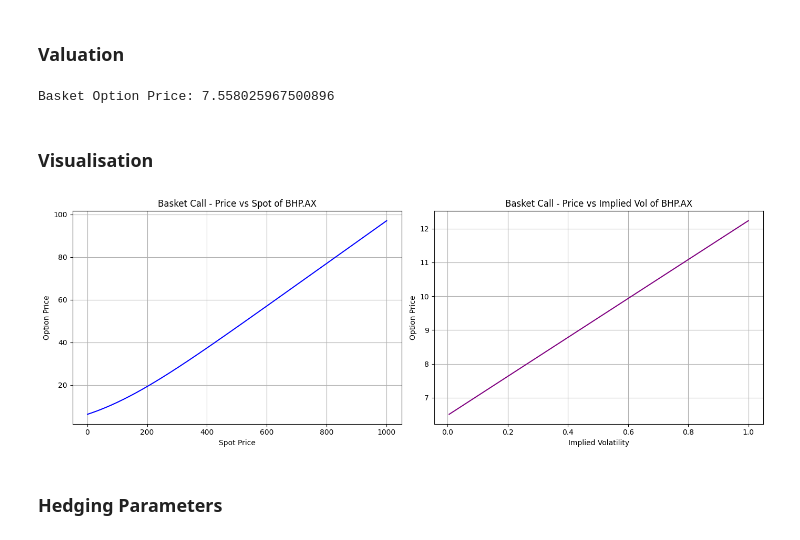
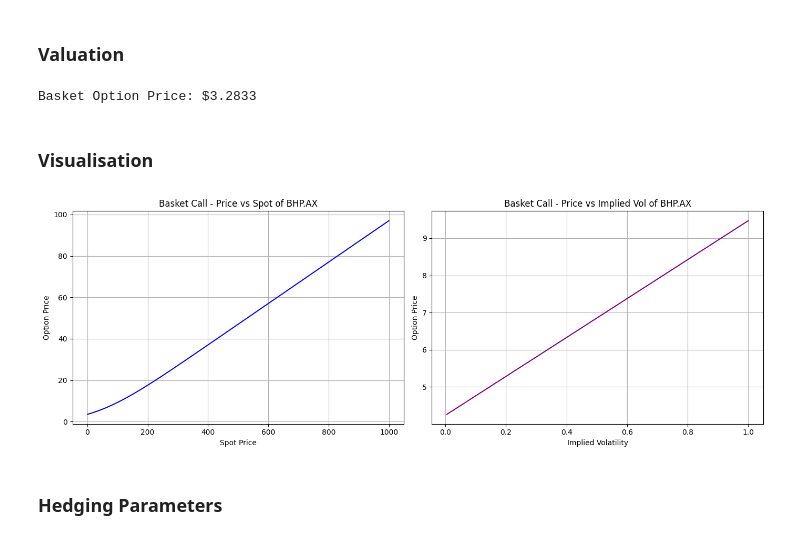
Before and after one commit to s4749543/Project3, a Jupyter notebook: trading_desk_analysis.ipynb, the cells around one changed output. Cells and saved outputs as stored; diff of their text form; code cells hidden in the pictures.

```diff
--- a/trading_desk_analysis.ipynb
+++ b/trading_desk_analysis.ipynb
@@ -721,11 +698,25 @@ The below trade is a European type of basket call option written by the bank wit
 tickers_basket = ["BHP.AX", "CSL.AX", "WDS.AX", "MQG.AX"]
 date = "2025-05-16"
 spot = {ticker: get_close_price(ticker, date) for ticker in tickers_basket}
-vol = {0.22273, 0.21718, 0.27481, 0.21907}
+vol = np.array([0.22273, 0.21718, 0.27481, 0.21907]) #IV's collected from bloomberg
+weights = np.array([0.10, 0.35, 0.15, 0.40])
 spot_basket = [spot[t] for t in tickers_basket]
-vol_basket = [vol[t] for t in tickers_basket]
-basket_corr = get_correlation_matrix(tickers_basket, window=60, end_date=date)
-weights = [0.10, 0.35, 0.15, 0.40]
+
+# build basket_vol
+# Input correlation matrix (acquired from bloomberg)
+correlation_matrix = np.array([
+    [1.000, 0.188, 0.416, 0.283], # BHP
+    [0.188, 1.000, 0.199, 0.390], # CSL
+    [0.416, 0.199, 1.000, 0.365], # WDS
+    [0.283, 0.390, 0.365, 1.000], # MDQ
+])
+
+# Build covariance matrix
+cov_matrix = np.outer(vol, vol) * correlation_matrix
+
+# Calculate Basket Voltaiity
+basket_variance = weights @ cov_matrix @ weights
+vol_basket = np.sqrt(basket_variance)
 strike_basket = 175.0
 dividend_yield_basket = 0.044268  #weighted average of asset div yields taken from Bloomberg
 
@@ -735,7 +726,7 @@ expiry_basket = time_to_expiry(datetime(2025, 5, 16), datetime(2025, 7, 17))
 print("Spot prices:", spot_basket)
 print("Volatilities:", vol_basket)
 print(f"Strike: {strike_basket}, Expiry: {expiry_basket:.2f} yrs")
-print(basket_corr)
+print(correlation_matrix)
 # %% [output]
 [*********************100%***********************]  1 of 1 completed
 [*********************100%***********************]  1 of 1 completed
@@ -755,32 +750,33 @@ Discount Rate for Basket Option: 3.7980%
 ### Valuation
 # %%
 # Price the option
-basket_option = BasketCallOption(tickers=tickers_basket, spot_prices=spot_basket, weights=weights, strike=strike_basket, expiry=expiry_basket, rate=rate_basket, vol=vol_basket, corr_matrix=basket_corr, dividend_yield=dividend_yield_basket)
+basket_option = BasketCallOption(tickers=tickers_basket, spot_prices=spot_basket, weights=weights, strike=strike_basket, expiry=expiry_basket, rate=rate_basket, vol=vol_basket, corr_matrix=correlation_matrix, dividend_yield=dividend_yield_basket)
 print(f"Basket Option Price: ${basket_option.price():.4f}")
 # %% [output]
-Basket Option Price: 7.558025967500896
+Basket Option Price: $3.2833
 # %% [markdown]
 ### Visualisation
 # %%
 plot_spot_vol_sensitivity_basket_bs(
     label="Basket Call",
     base_spots=spot_basket,
-    base_vols=vol_basket,
+    base_vols=vol,
     weights=weights,
-    corr_matrix=basket_corr,
+    corr_matrix=correlation_matrix,
     strike=strike_basket,
     expiry=expiry_basket,
     rate=rate_basket,
     ticker="Basket",
     tickers=tickers_basket,
     component_index=0, # 0 = BHP, 1 = CSL, 2 = WDS, 3 = MQG
     spot_range=(1, 1000, 200),
     vol_range=(0.005, 1, 40),
     option_class=BasketCallOption
 )
-#plotted graph to visualise the sensitivity of the basket option price to spot and volatility changes
+#plotted graph to visualise the sensitivity of the basket option price to spot and volatility changes. Changing the component changes the ticker. E.g. 1 will show you how a change in the spot CSL
+# will will affect the option price.
 # %% [output]
-[figure, old version]
+[figure, new version]
 # %% [markdown]
 ### Hedging Parameters
 # %%
```
Also changed, not shown: parts of 12 cells of this notebook, 1 other file.
